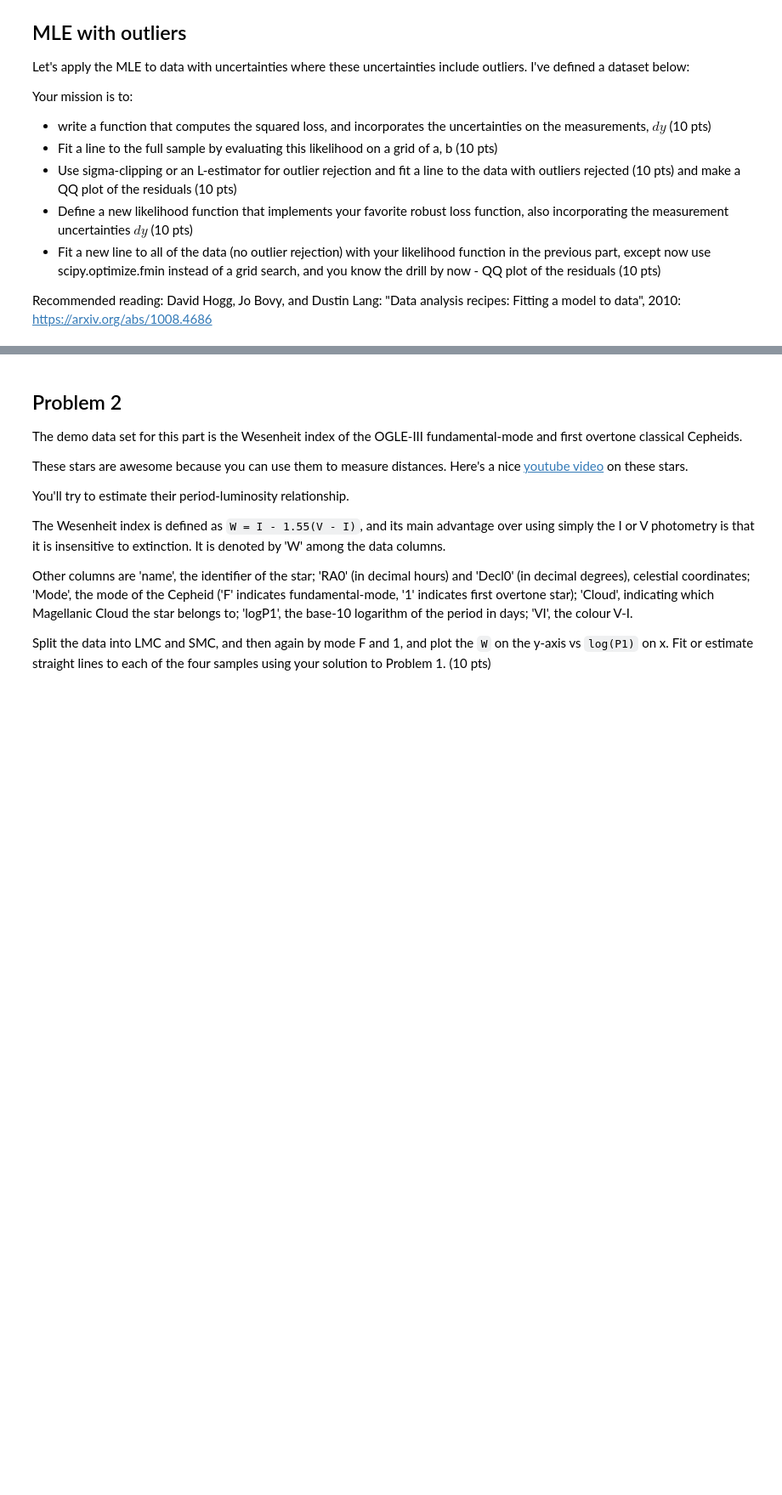
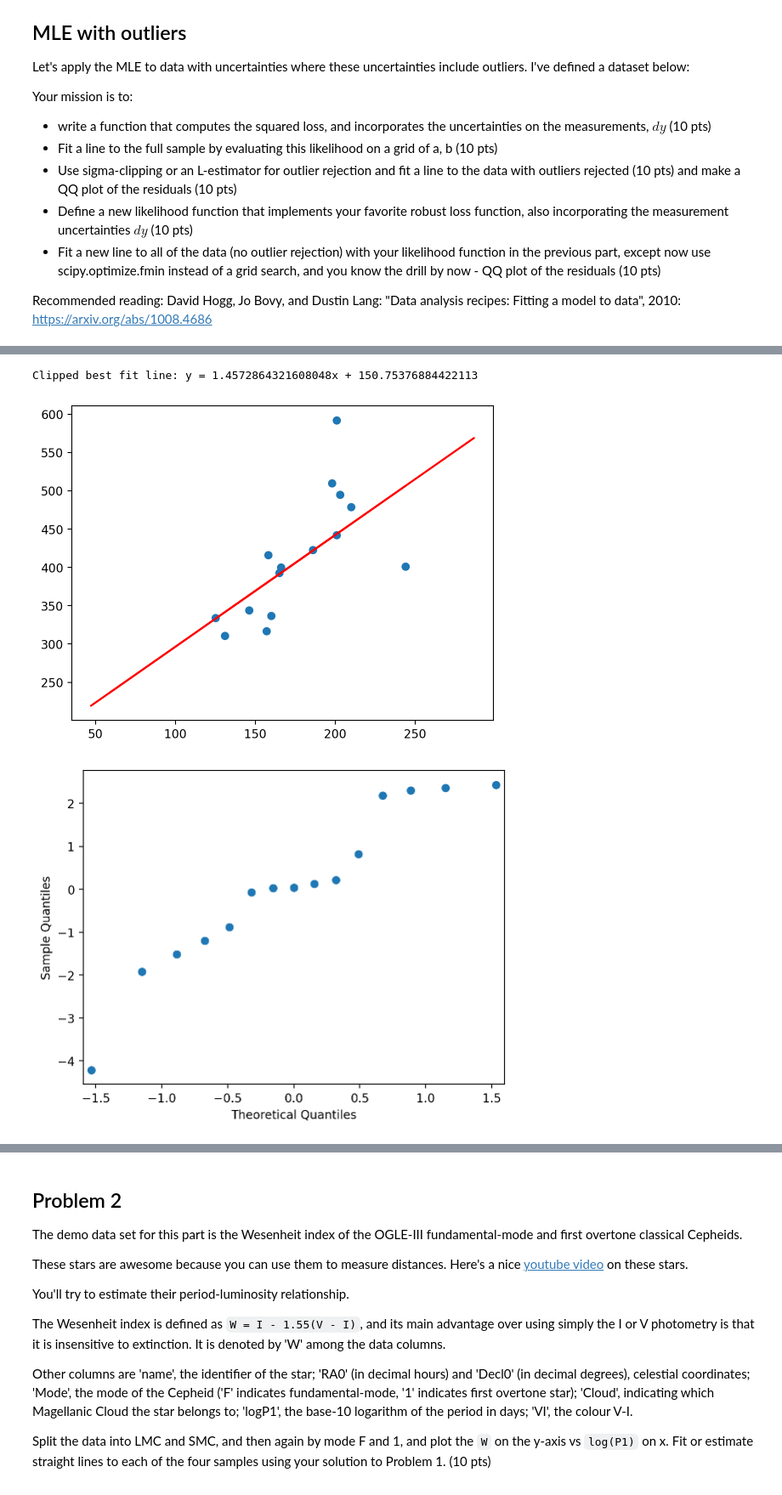
Before and after one commit to veronica-hoffman/ast496_2025_Fall, a Jupyter notebook: homework/01/hw01.ipynb, the cells around one changed output, grey strips where cells are left out. Shown at 85% size. Cells and saved outputs as stored; diff of their text form; code cells hidden in the pictures; blank space fills up the shorter version.

```diff
--- a/homework/01/hw01.ipynb
+++ b/homework/01/hw01.ipynb
@@ -96,0 +104,24 @@ Best fit line: y = 1x + 227
+# %%
+# Sigma clipping and refitting
+residuals = y - (a*x+b)
+
+mask = sigma_clip(residuals/dy, sigma=2).mask
+x_clip = x[~mask]
+y_clip = y[~mask]
+dy_clip = dy[~mask]
+
+a_clip, b_clip = fitLinearModel(x_clip, y_clip,np.linspace(-10, 10, 200),np.linspace(0, 500, 200),dy_clip)
+
+print(f'Clipped best fit line: y = {a_clip}x + {b_clip}')
+plt.scatter(x_clip, y_clip)
+plt.plot(x, a_clip * x + b_clip, color='red')
+plt.show()
+
+# QQ plot after clipping
+residuals_clip = y_clip - (a_clip * x_clip + b_clip)
+sm.qqplot(residuals_clip/dy_clip)
+plt.show()
+# %% [output]
+Clipped best fit line: y = 1.4572864321608048x + 150.75376884422113
+[figure, added]
+[figure, added]
```
Also changed, not shown: parts of 3 cells of this notebook.
